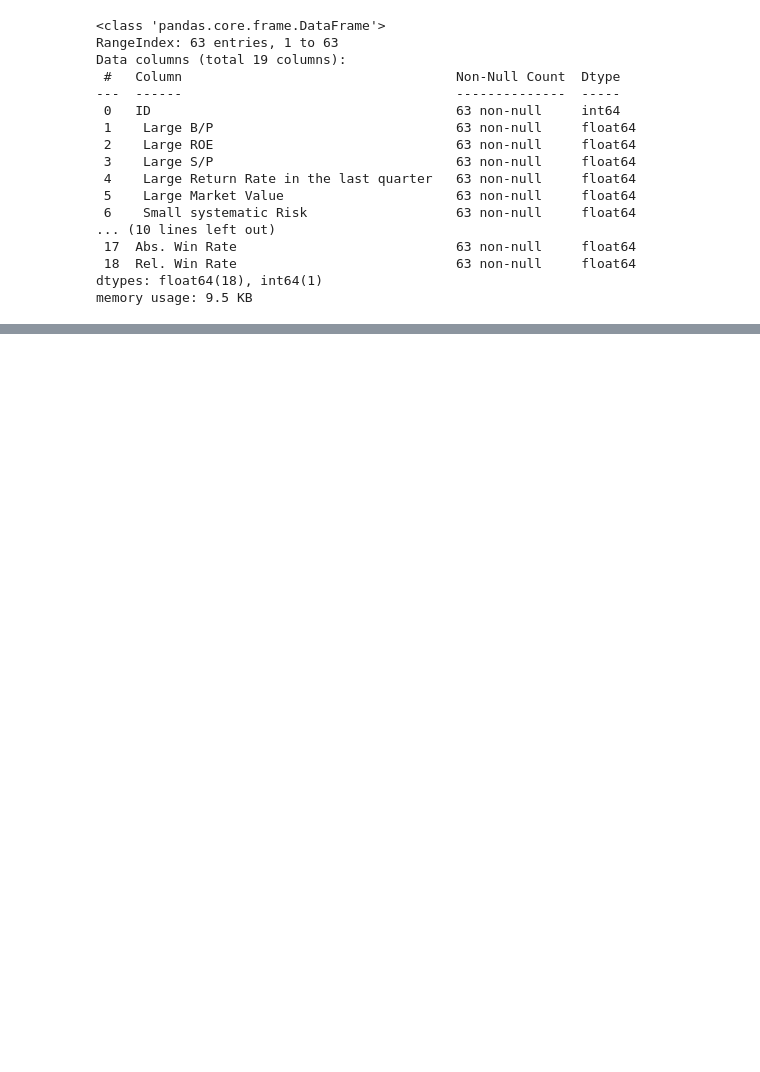
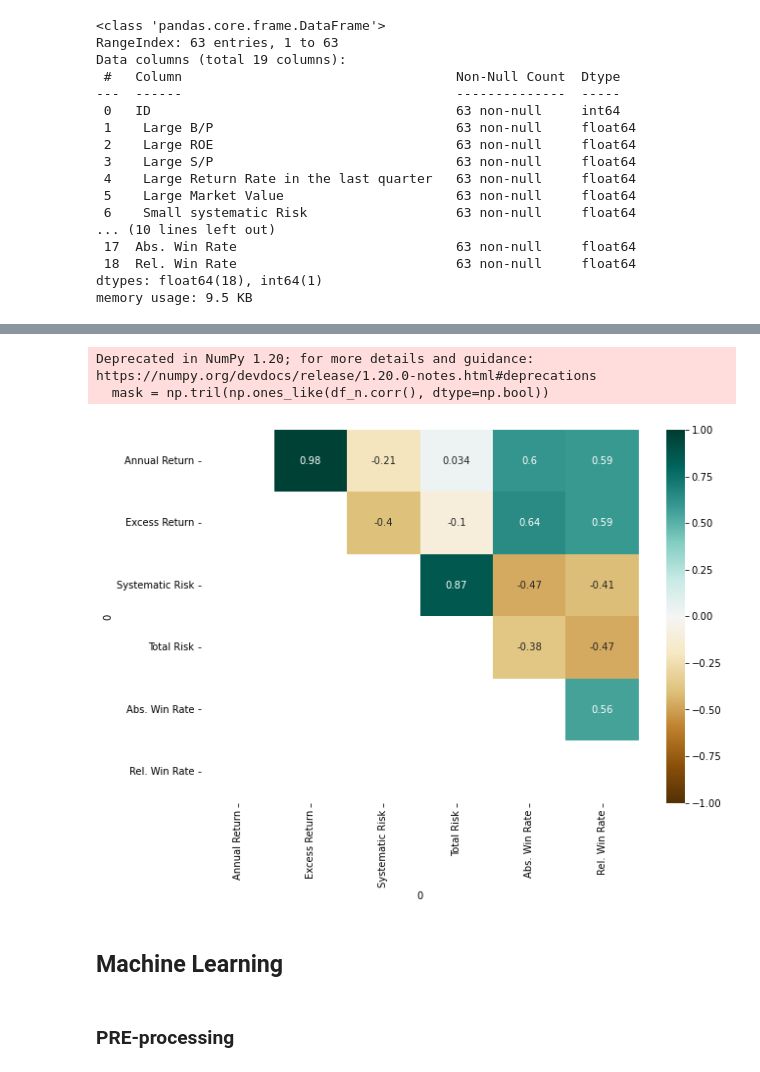
Before and after one commit to ddchristiantan/Hamoye_Fall2022, a Jupyter notebook: Premier_Project_Gitkraken/EDA_Gitkraken_v1.ipynb, the cells around one changed output, grey strips where cells are left out. Saved outputs shown, nothing was run; the diff lists cells and outputs as text; code cells hidden in the pictures; blank space fills up the shorter version.

```diff
--- a/Premier_Project_Gitkraken/EDA_Gitkraken_v1.ipynb
+++ b/Premier_Project_Gitkraken/EDA_Gitkraken_v1.ipynb
@@ -102,0 +109,16 @@ Deprecated in NumPy 1.20; for more details and guidance: https://numpy.org/devdo
+# %%
+columns = ['Annual Return','Excess Return','Systematic Risk','Total Risk','Abs. Win Rate','Rel. Win Rate']
+df_n = df1[columns]
+# %%
+plt.figure(figsize= (10,7))
+mask = np.tril(np.ones_like(df_n.corr(), dtype=np.bool))
+sns.heatmap(df_n.corr(method='pearson'), cmap='BrBG', mask=mask, vmin=-1, vmax=1, annot=True)
+plt.show()
+# %% [output]
+Deprecated in NumPy 1.20; for more details and guidance: https://numpy.org/devdocs/release/1.20.0-notes.html#deprecations
+  mask = np.tril(np.ones_like(df_n.corr(), dtype=np.bool))
+[figure, added]
+# %% [markdown]
+## Machine Learning
+# %% [markdown]
+### PRE-processing
```
Also changed, not shown: parts of 37 cells of this notebook, 8 other files.
